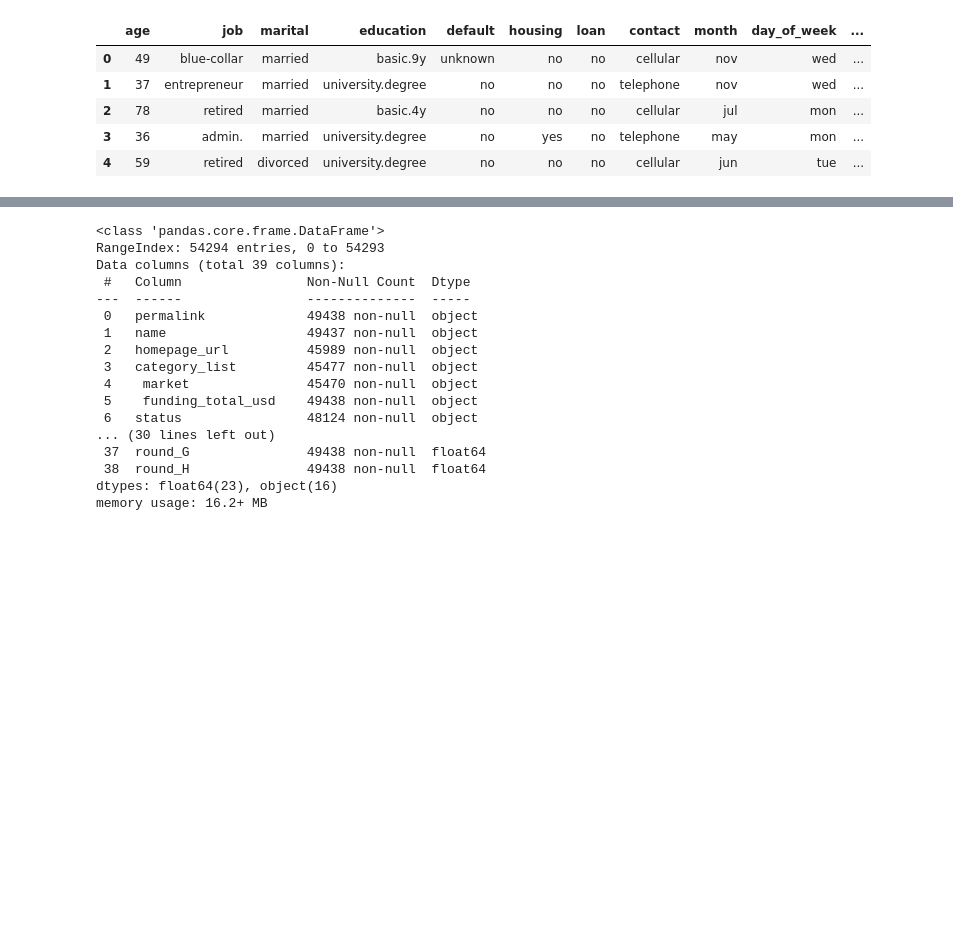
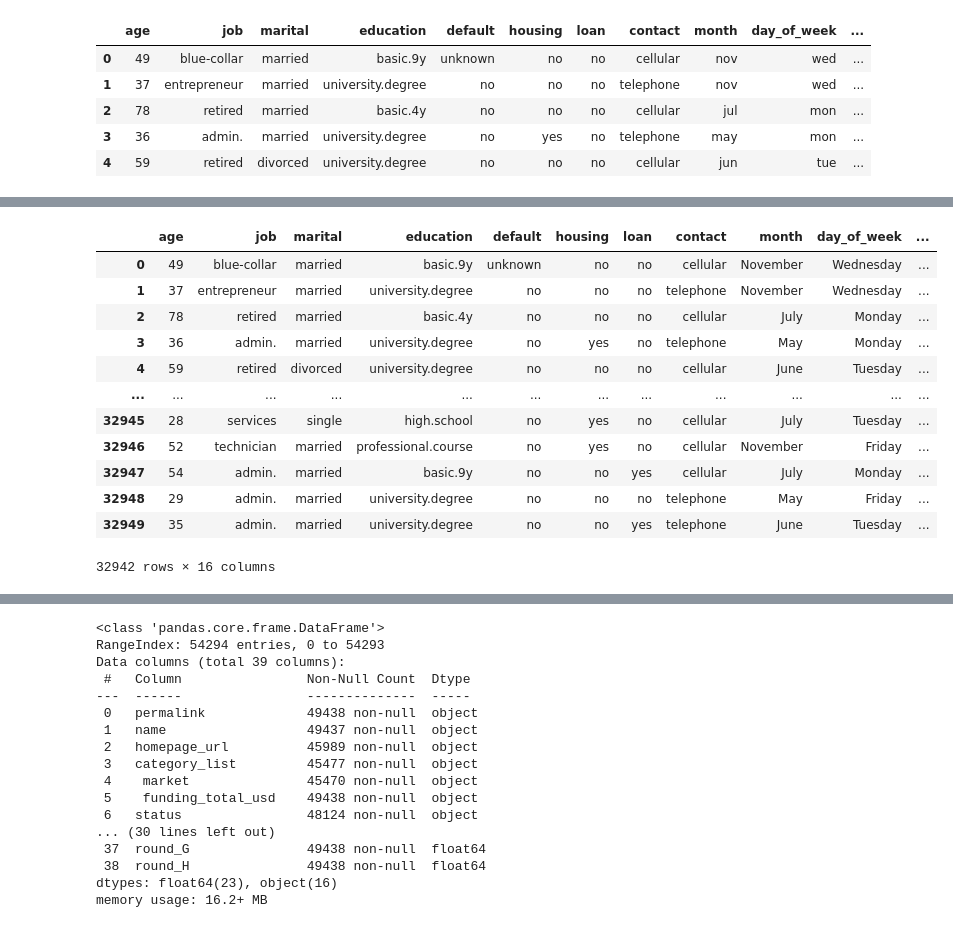
Before and after one commit to Meyssemmedini/Project-2, a Jupyter notebook: Project_2.ipynb, the cells around one changed output, grey strips where cells are left out. Saved outputs shown, nothing was run; the diff lists cells and outputs as text; code cells hidden in the pictures; blank space fills up the shorter version.

```diff
--- a/Project_2.ipynb
+++ b/Project_2.ipynb
@@ -37,0 +180,16 @@ memory usage: 4.0+ MB
+# %%
+df
+# %% [output]
+|  | age | job | marital | education | default | housing | loan | contact | month | day_of_week | ... |
+| 0 | 49 | blue-collar | married | basic.9y | unknown | no | no | cellular | November | Wednesday | ... |
+| 1 | 37 | entrepreneur | married | university.degree | no | no | no | telephone | November | Wednesday | ... |
+| 2 | 78 | retired | married | basic.4y | no | no | no | cellular | July | Monday | ... |
+| 3 | 36 | admin. | married | university.degree | no | yes | no | telephone | May | Monday | ... |
+| 4 | 59 | retired | divorced | university.degree | no | no | no | cellular | June | Tuesday | ... |
+| ... | ... | ... | ... | ... | ... | ... | ... | ... | ... | ... | ... |
+| 32945 | 28 | services | single | high.school | no | yes | no | cellular | July | Tuesday | ... |
+| 32946 | 52 | technician | married | professional.course | no | yes | no | cellular | November | Friday | ... |
+| 32947 | 54 | admin. | married | basic.9y | no | no | yes | cellular | July | Monday | ... |
+| 32948 | 29 | admin. | married | university.degree | no | no | no | telephone | May | Friday | ... |
+| 32949 | 35 | admin. | married | university.degree | no | no | yes | telephone | June | Tuesday | ... |
+32942 rows × 16 columns
```
Also changed, not shown: parts of 21 cells of this notebook.
